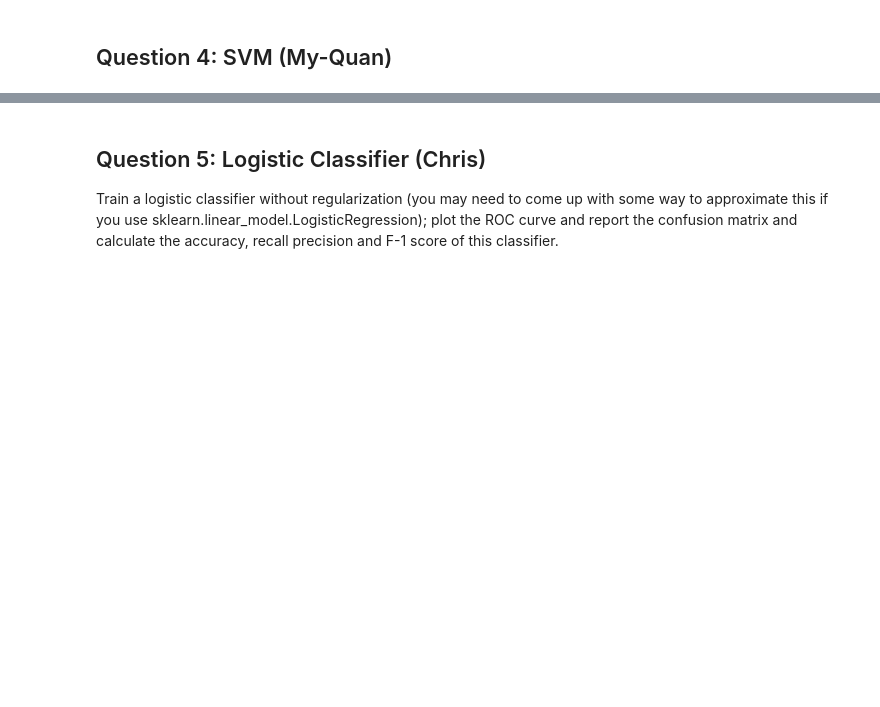
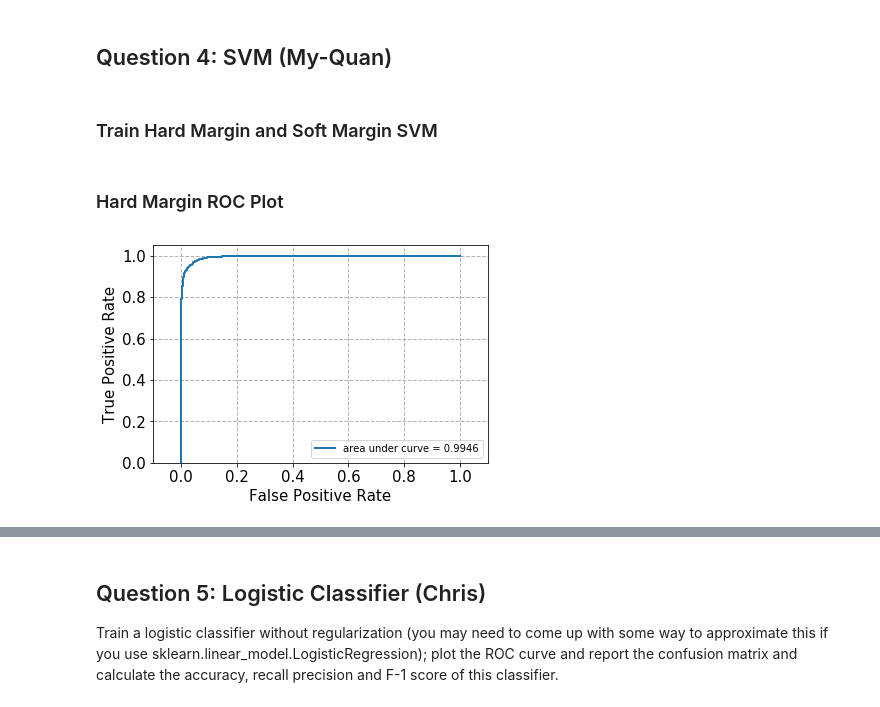
Before and after one commit to ddepe/classification_textual_data, a Jupyter notebook: Project1.ipynb, the cells around one changed output, grey strips where cells are left out. Cells and saved outputs as stored; diff of their text form; code cells hidden in the pictures; blank space fills up the shorter version.

```diff
--- a/Project1.ipynb
+++ b/Project1.ipynb
@@ -155,2 +173,4 @@ np.sum(np.array(X_train_tfidf - X_transformed.dot(VT))**2)
 # %% [markdown]
 ## Question 4: SVM (My-Quan)
+# %% [markdown]
+### Train Hard Margin and Soft Margin SVM
@@ -156,0 +219,48 @@ np.sum(np.array(X_train_tfidf - X_transformed.dot(VT))**2)
+# %%
+from sklearn.metrics import confusion_matrix
+from sklearn.metrics import accuracy_score
+from sklearn.metrics import precision_score
+from sklearn.metrics import recall_score
+from sklearn.metrics import roc_curve
+from sklearn.metrics import auc
+
+import matplotlib.pyplot as plt
+%matplotlib inline
+
+def plot_roc(fpr, tpr):
+    fig, ax = plt.subplots()
+
+    roc_auc = auc(fpr,tpr)
+
+    ax.plot(fpr, tpr, lw=2, label= 'area under curve = %0.4f' % roc_auc)
+
+    ax.grid(color='0.7', linestyle='--', linewidth=1)
+
+    ax.set_xlim([-0.1, 1.1])
+    ax.set_ylim([0.0, 1.05])
+    ax.set_xlabel('False Positive Rate',fontsize=15)
+    ax.set_ylabel('True Positive Rate',fontsize=15)
+
+    ax.legend(loc="lower right")
+
+    for label in ax.get_xticklabels()+ax.get_yticklabels():
+        label.set_fontsize(15)
+
+def fit_predict_and_plot_roc(pipe, train_data, train_label, test_data, test_label):
+    pipe.fit(train_data, train_label)
+    # pipeline1.predict(twenty_test.data)
+
+    if hasattr(pipe, 'decision_function'):
+        prob_score = pipe.decision_function(test_data)
+        fpr, tpr, _ = roc_curve(test_label, prob_score)
+    else:
+        prob_score = pipe.predict_proba(test_data)
+        fpr, tpr, _ = roc_curve(test_label, prob_score[:,1])
+
+    plot_roc(fpr, tpr)
+# %% [markdown]
+### Hard Margin ROC Plot
+# %%
+fit_predict_and_plot_roc(Hpipeline, train_dataset.data, y_train_dataset, test_dataset.data, y_test_dataset)
+# %% [output]
+[figure, added]
```
Also changed, not shown: parts of 25 cells of this notebook.
